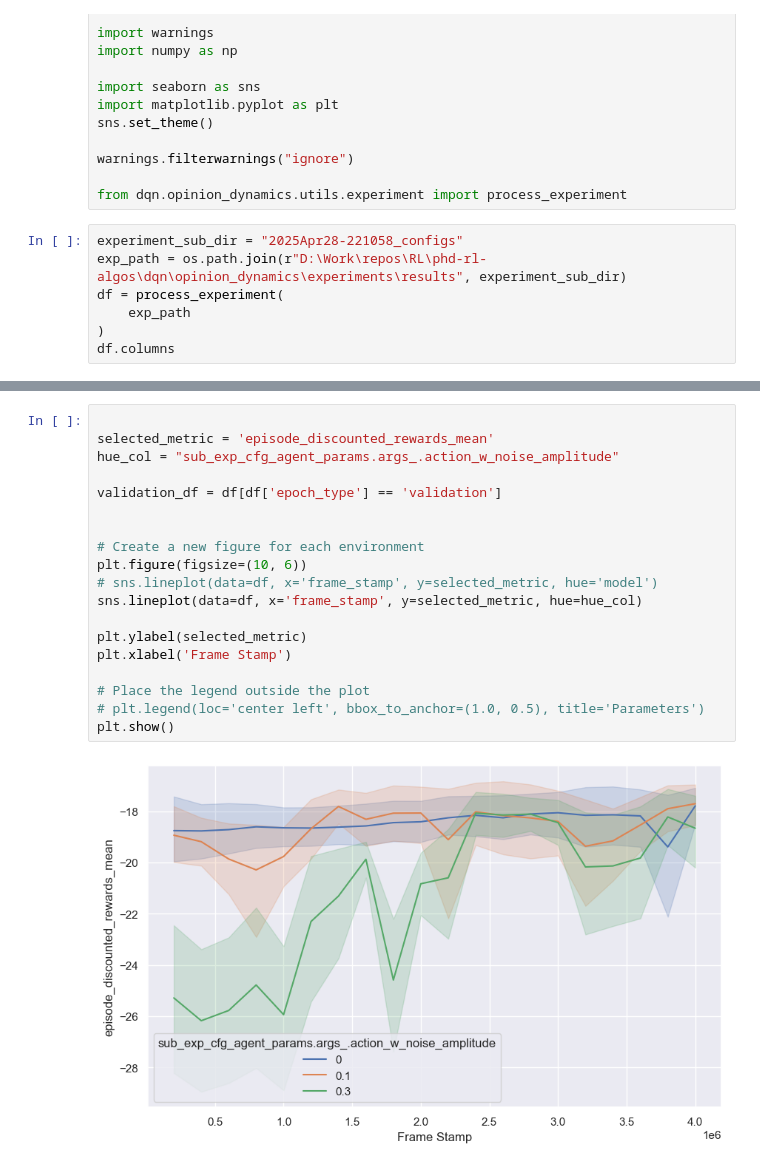
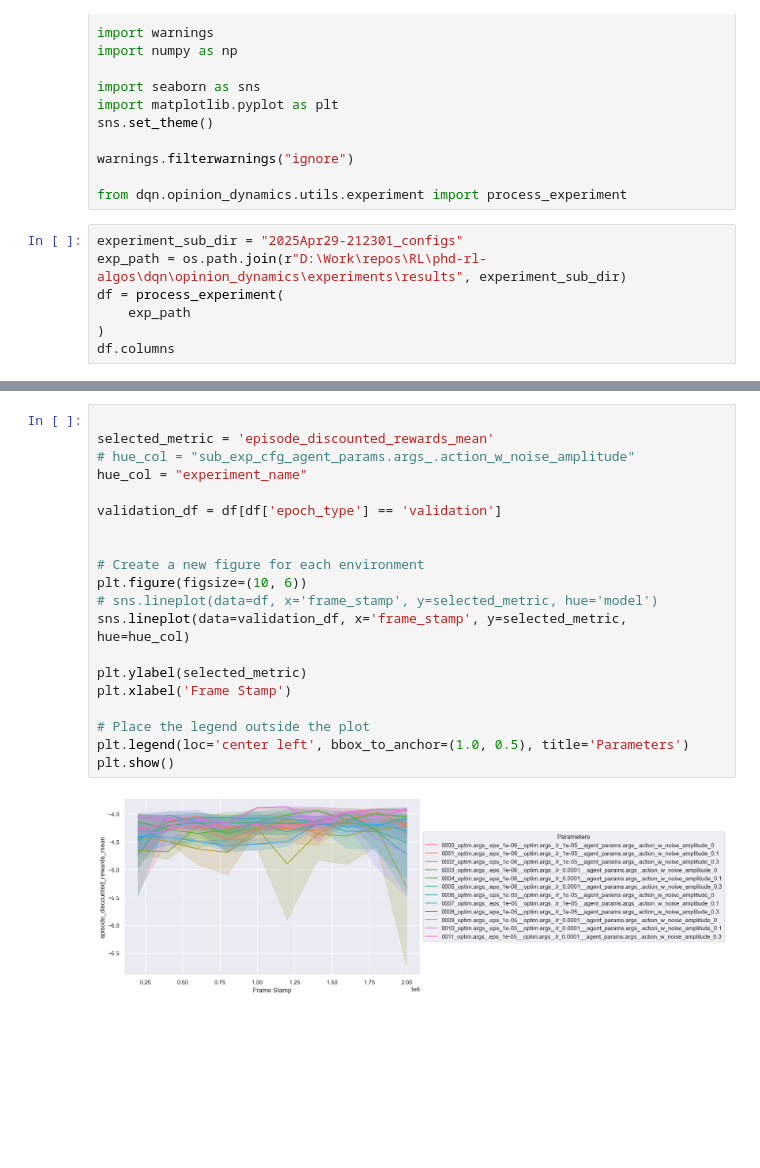
Before and after one commit to mariusdgm/phd-rl-algos, a Jupyter notebook: dqn/opinion_dynamics/experiments/inspect_results.ipynb, the cells around one changed output, grey strips where cells are left out. Saved outputs shown, nothing was run; the diff lists cells and outputs as text; blank space fills up the shorter version.

```diff
--- a/dqn/opinion_dynamics/experiments/inspect_results.ipynb
+++ b/dqn/opinion_dynamics/experiments/inspect_results.ipynb
@@ -26,7 +26,7 @@ warnings.filterwarnings("ignore")
 
 from dqn.opinion_dynamics.utils.experiment import process_experiment
 # %%
-experiment_sub_dir = "2025Apr28-221058_configs"
+experiment_sub_dir = "2025Apr29-212301_configs"
 exp_path = os.path.join(r"D:\Work\repos\RL\phd-rl-algos\dqn\opinion_dynamics\experiments\results", experiment_sub_dir)
 df = process_experiment(
     exp_path
@@ -133,24 +145,25 @@ plt.show()
 # %%
 
 selected_metric = 'episode_discounted_rewards_mean'
-hue_col = "sub_exp_cfg_agent_params.args_.action_w_noise_amplitude"
+# hue_col = "sub_exp_cfg_agent_params.args_.action_w_noise_amplitude"
+hue_col = "experiment_name"
 
 validation_df = df[df['epoch_type'] == 'validation']
 
 
 # Create a new figure for each environment
 plt.figure(figsize=(10, 6))
 # sns.lineplot(data=df, x='frame_stamp', y=selected_metric, hue='model')
-sns.lineplot(data=df, x='frame_stamp', y=selected_metric, hue=hue_col)
+sns.lineplot(data=validation_df, x='frame_stamp', y=selected_metric, hue=hue_col)
 
 plt.ylabel(selected_metric)
 plt.xlabel('Frame Stamp')
 
 # Place the legend outside the plot
-# plt.legend(loc='center left', bbox_to_anchor=(1.0, 0.5), title='Parameters')
+plt.legend(loc='center left', bbox_to_anchor=(1.0, 0.5), title='Parameters')
 plt.show()
 # %% [output]
-[figure, old version]
+[figure, new version]
 # %%
 ### Select data
 
```
Also changed, not shown: parts of 15 cells of this notebook, 8 other files.
